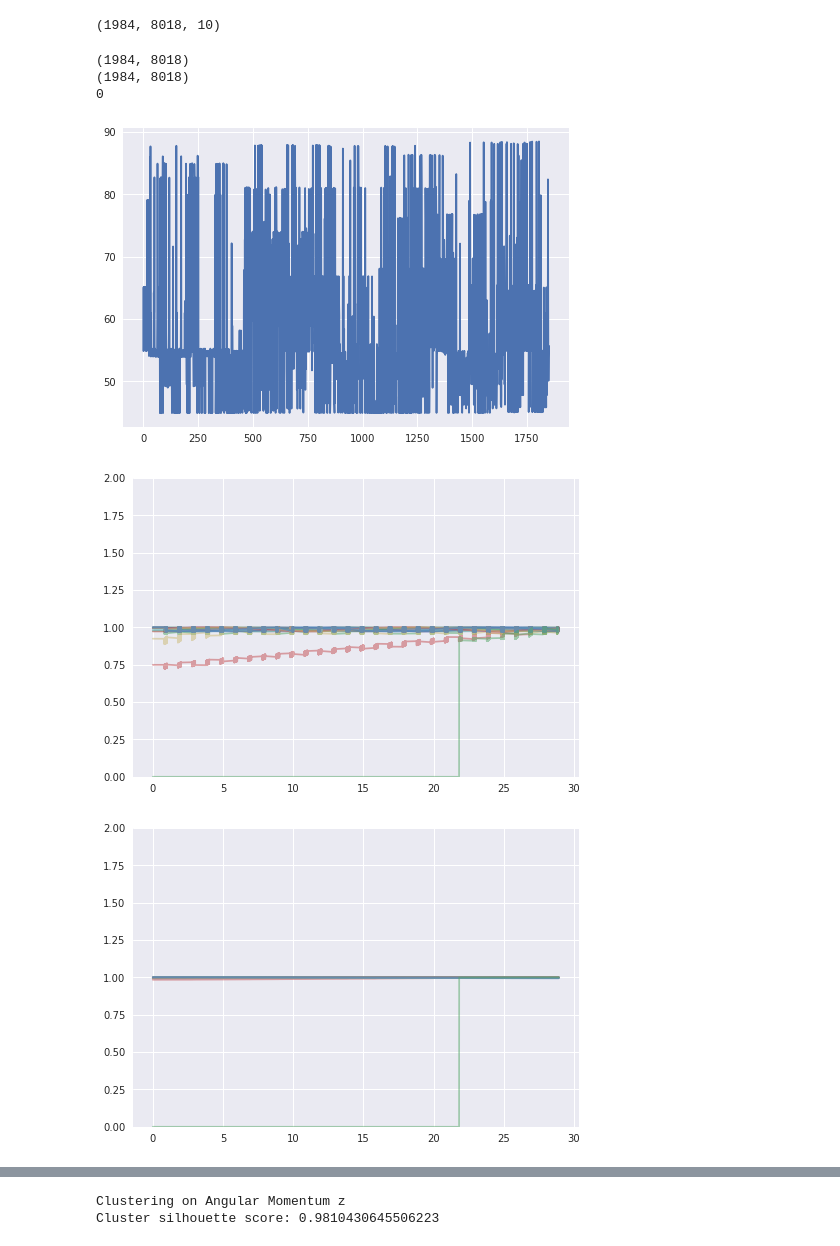
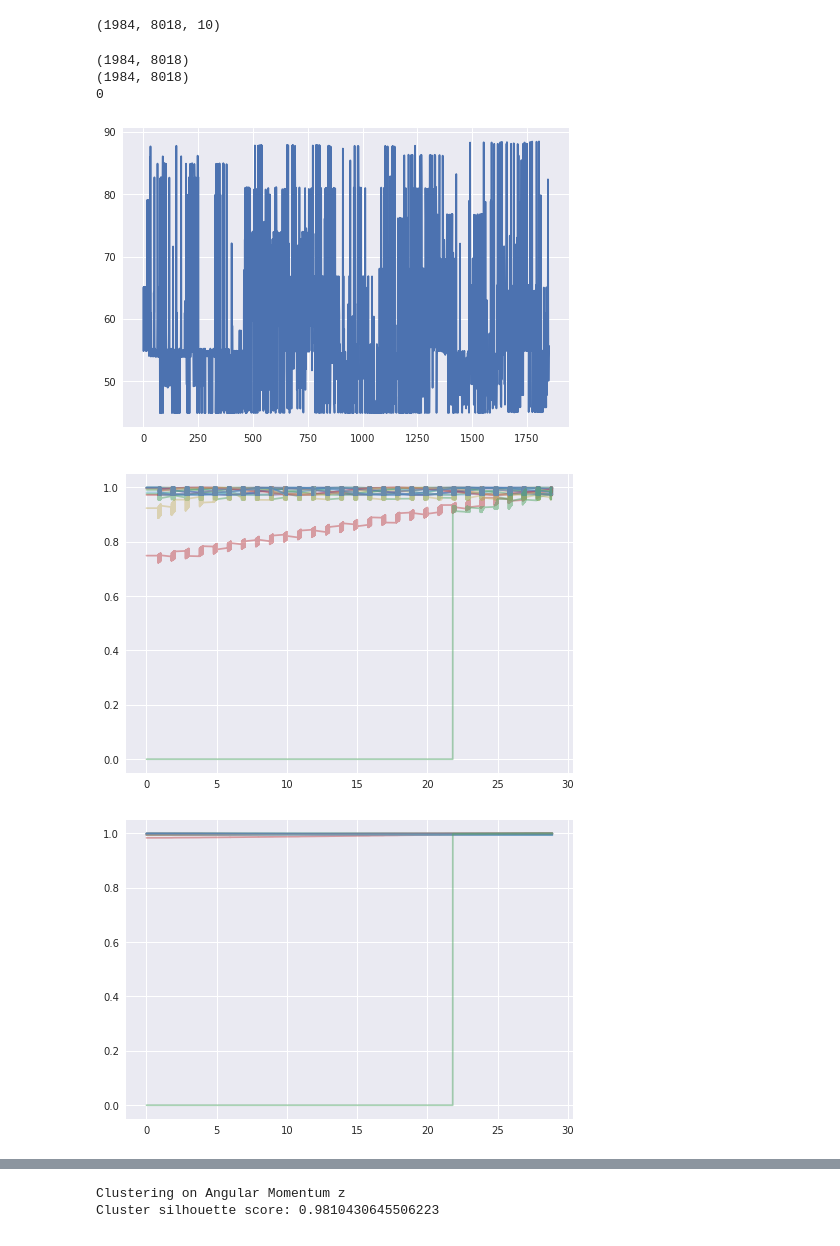
Before and after one commit to tphanmt/StarlinkML, a Jupyter notebook: cluster.ipynb, the cells around one changed output, grey strips where cells are left out. Drawn from its saved outputs; the diff is of its cells as text; code cells hidden in the pictures.

```diff
--- a/cluster.ipynb
+++ b/cluster.ipynb
@@ -123,35 +137,35 @@ position_stacked = np.concatenate([position[:,:,0],position[:,:,1],position[:,:,
 # %%
 # check size of the data
 print(time.shape)
 print(angular_momentum_x.shape)
 print(np.sum(time[:,0:1] > 1))
 i = 180 /np.pi *np.arccos(angular_momentum_z[:,0]/np.sqrt(angular_momentum_x[:,0]**2+angular_momentum_y[:,0]**2+angular_momentum_z[:,0]**2))
 plt.figure()
 plt.plot(i)
 plt.show()
 plt.figure()
 plt.style.use('seaborn')
 for i in range(time[::100].shape[0]):
     plt.plot( time[::100,:][i], radius[::100,:][i], alpha = 0.5)
 # plt.ylim([6650,7000])
-plt.ylim([0,2])
+# plt.ylim([0,2])
 plt.show()
 
 plt.figure()
 plt.style.use('seaborn')
 min_ang = np.min(angular_momentum_mag[np.nonzero(angular_momentum_mag)])
 for i in range(time[::100].shape[0]):
     plt.plot( time[::100,:][i], angular_momentum_z[::100,:][i], alpha = 0.5)
 # plt.ylim([51000,53000])
-plt.ylim([0,2])
+# plt.ylim([.9,1])
 plt.show()
 # %% [output]
 (1984, 8018)
 (1984, 8018)
 0
 [figure]
-[figure, old version]
+[figure, new version]
-[figure, old version]
+[figure, new version]
 # %%
 # Generates the k-means elbow plot to check the optimal number of clusters on Radius
 num_clusters = 15
```
Also changed, not shown: parts of 12 cells of this notebook, 1 other file.
